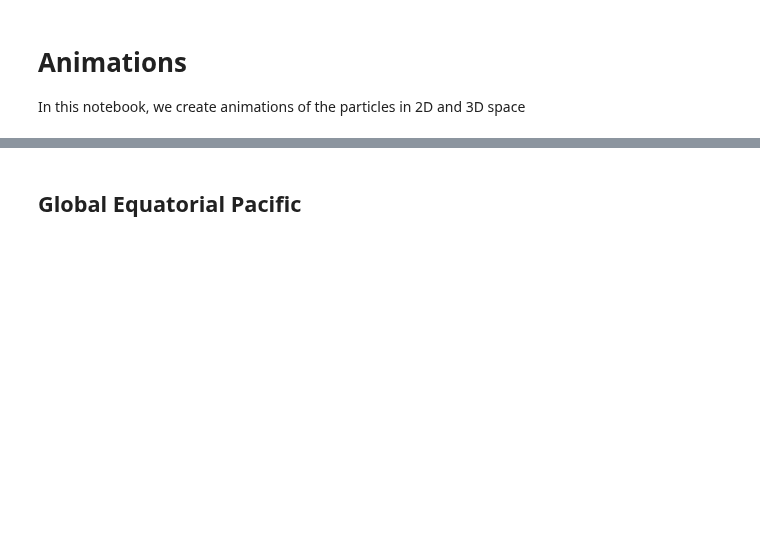
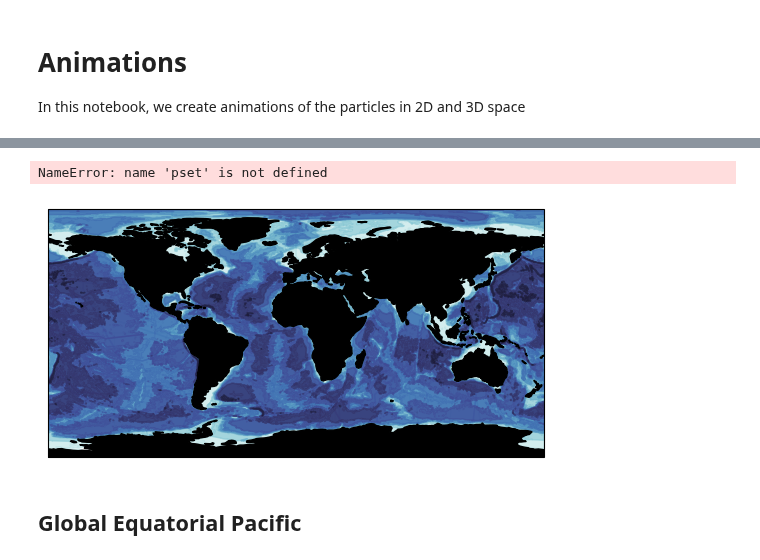
Before and after one commit to OceanParcels/Backtracking_Abyssal_Nanoplastics, a Jupyter notebook: notebooks/Anim_Flow_n_Particles.ipynb, the cells around one changed output, grey strips where cells are left out. Cells and saved outputs as stored; diff of their text form; code cells hidden in the pictures; blank space fills up the shorter version.

```diff
--- a/notebooks/Anim_Flow_n_Particles.ipynb
+++ b/notebooks/Anim_Flow_n_Particles.ipynb
@@ -118,3 +154,44 @@ fig.colorbar(tracer, cax=bar_ax, orientation='horizontal', label='Temperature (m
+# %%
+alpha= 0.6
+fig = plt.figure()
+ax = plt.axes(projection=ccrs.PlateCarree())
+# ax.set_extent((-5, 20, -40, -25), crs=ccrs.PlateCarree())
+
+i = 0
+for depth in depths_bathy[:8]:
+    ax.add_geometries(shp_dict[depth].geometries(),
+                        crs=ccrs.PlateCarree(), color=colors_bathy[i],
+                        alpha=alpha)
+    i += 1
+
+ax.add_feature(cartopy.feature.NaturalEarthFeature(category='physical',
+                                                    name='land',
+                                                    scale='110m'),
+                                                    color='black')
+
+ax.scatter(pset['lon'][:,t0], pset['lat'][:,t0], s=1, c=pset['z'][:,t0], cmap='cmo.thermal', vmin=0, vmax=500)
+
+gl = ax.gridlines(draw_labels=True)
+gl.right_labels = False
+gl.top_labels = False
+
+
+# Add custom colorbar
+axi = fig.add_axes([0.910, 0.35, 0.025, 0.3])
+# axi = fig.add_axes([0.8,0.2,0.025,0.6])
+norm = matplotlib.colors.Normalize(vmin=-6000, vmax=0)
+
+boundaries_bathy = (-np.array(depths_bathy[:8]).astype(int)).tolist()[::-1]
+ticks_bathy = -np.array(depths_bathy).astype(int)
+matplotlib.colorbar.ColorbarBase(ax=axi, cmap=cmap_bathy, norm=norm,
+                                        boundaries=boundaries_bathy,
+                                        ticks=ticks_bathy,
+                                        spacing='proportional',
+                                        extend='neither',
+                                        label='Depth (m)')
+# %% [output]
+NameError: name 'pset' is not defined
+[figure, added]
 # %% [markdown]
 ## Global Equatorial Pacific
 # %%
```
Also changed, not shown: parts of 9 cells of this notebook, 7 other files.
